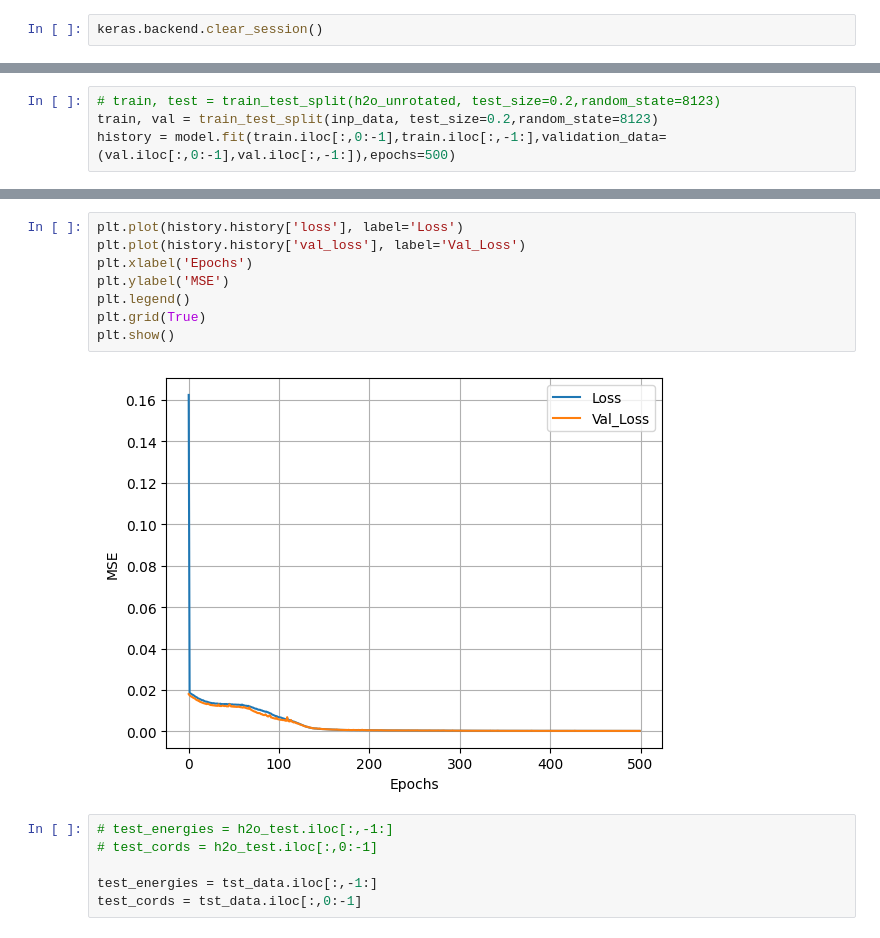
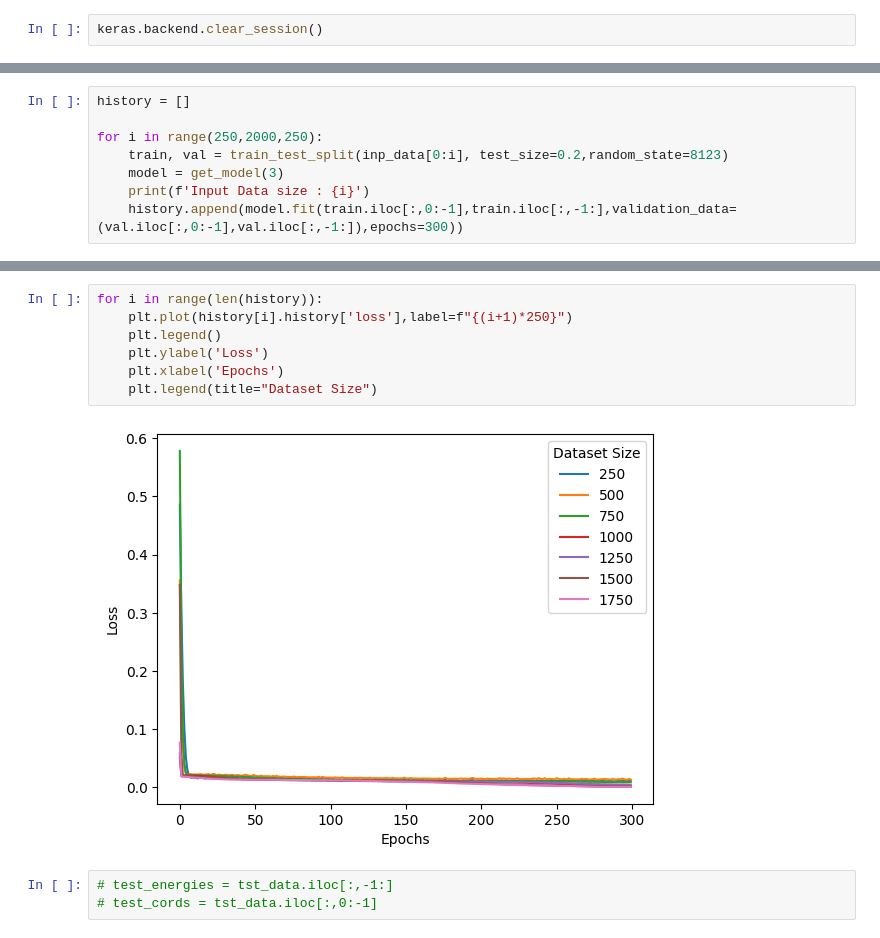
Before and after one commit to vathzen/h2o-energies-msc, a Jupyter notebook: H2O_Energies.ipynb, the cells around one changed output, grey strips where cells are left out. Saved outputs shown, nothing was run; the diff lists cells and outputs as text.

```diff
--- a/H2O_Energies.ipynb
+++ b/H2O_Energies.ipynb
@@ -174,5 +160,9 @@ Model: "sequential"
 # %%
-# train, test = train_test_split(h2o_unrotated, test_size=0.2,random_state=8123)
-train, val = train_test_split(inp_data, test_size=0.2,random_state=8123)
-history = model.fit(train.iloc[:,0:-1],train.iloc[:,-1:],validation_data=(val.iloc[:,0:-1],val.iloc[:,-1:]),epochs=500)
+history = []
+
+for i in range(250,2000,250):
+    train, val = train_test_split(inp_data[0:i], test_size=0.2,random_state=8123)
+    model = get_model(3)
+    print(f'Input Data size : {i}')
+    history.append(model.fit(train.iloc[:,0:-1],train.iloc[:,-1:],validation_data=(val.iloc[:,0:-1],val.iloc[:,-1:]),epochs=300))
 # %% [output]
@@ -196,17 +186,13 @@ Epoch 500/500
-# %%
-plt.plot(history.history['loss'], label='Loss')
-plt.plot(history.history['val_loss'], label='Val_Loss')
-plt.xlabel('Epochs')
-plt.ylabel('MSE')
-plt.legend()
-plt.grid(True)
-plt.show()
-# %% [output]
-[figure, removed]
+# %%
+for i in range(len(history)):
+    plt.plot(history[i].history['loss'],label=f"{(i+1)*250}")
+    plt.legend()
+    plt.ylabel('Loss')
+    plt.xlabel('Epochs')
+    plt.legend(title="Dataset Size")
+# %% [output]
+[figure, added]
 # %%
-# test_energies = h2o_test.iloc[:,-1:]
-# test_cords = h2o_test.iloc[:,0:-1]
-
-test_energies = tst_data.iloc[:,-1:]
-test_cords = tst_data.iloc[:,0:-1]
+# test_energies = tst_data.iloc[:,-1:]
+# test_cords = tst_data.iloc[:,0:-1]
 # %%
```
Also changed, not shown: parts of 6 cells of this notebook, 5 other files.
